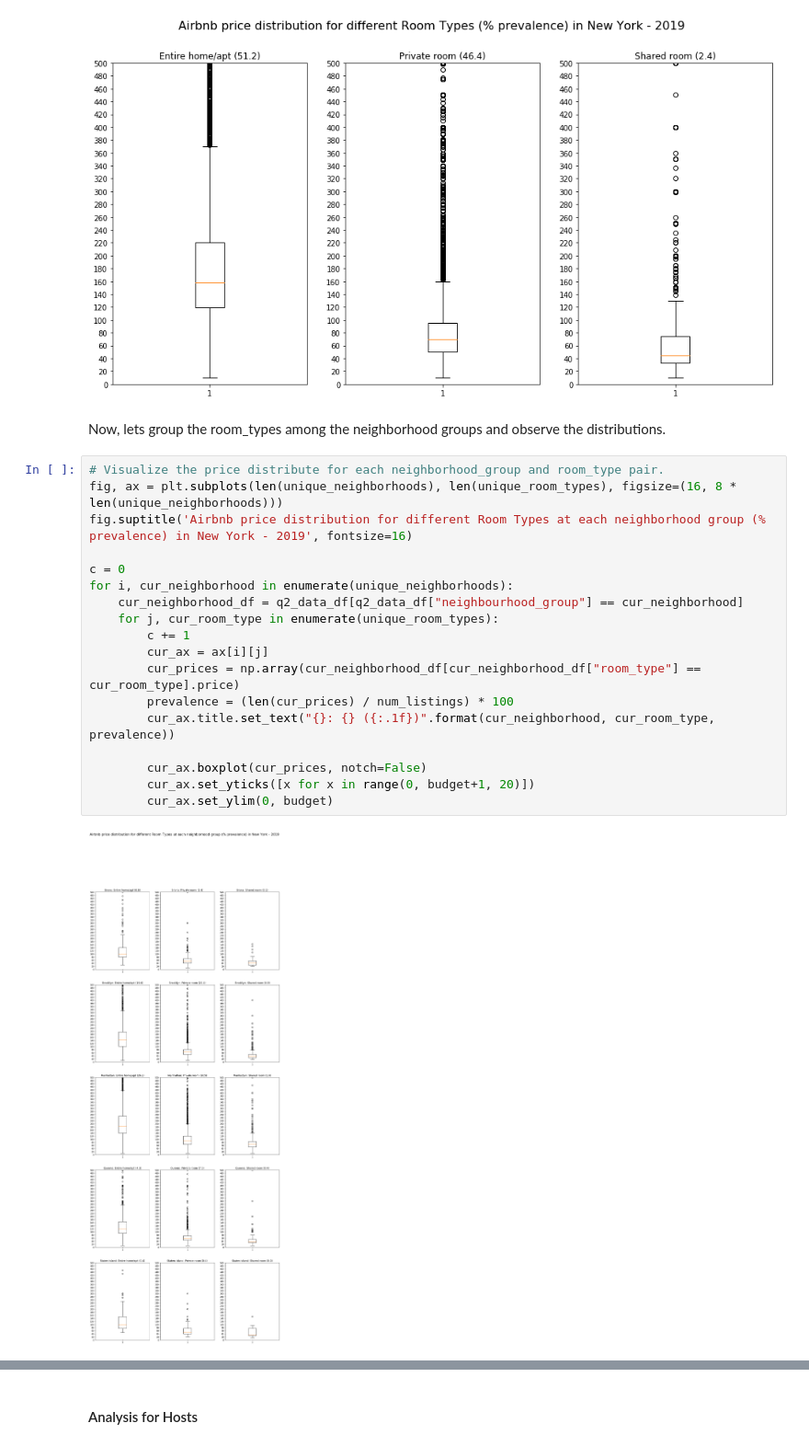
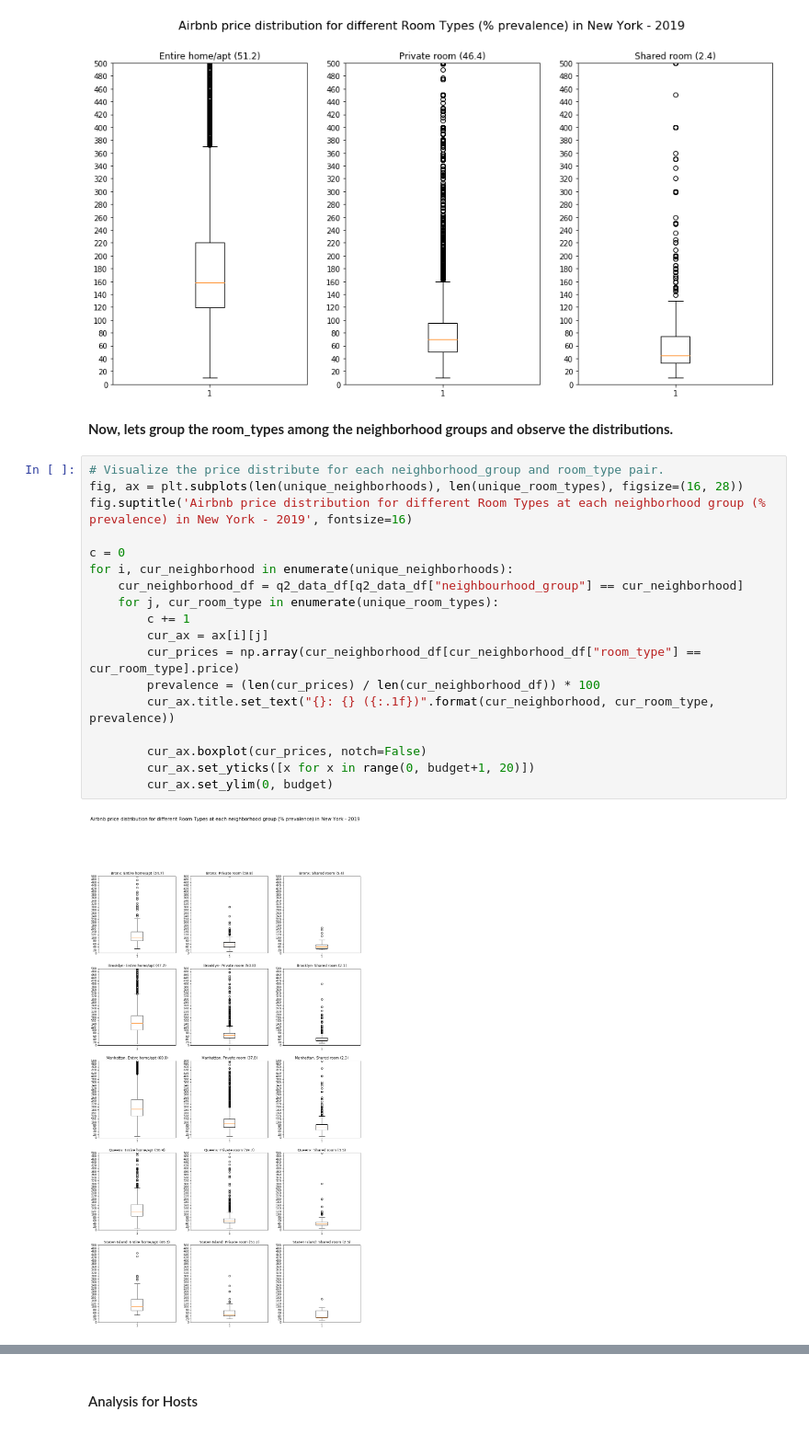
Before and after one commit to bhuvi3/DATA512-Project, a Jupyter notebook: final_project_report.ipynb, the cells around one changed output, grey strips where cells are left out. Shown at 92% size. Cells and saved outputs as stored; diff of their text form.

```diff
--- a/final_project_report.ipynb
+++ b/final_project_report.ipynb
@@ -235,24 +237,24 @@ for i, cur_room_type in enumerate(unique_room_types):
 # %% [output]
 [figure]
 # %% [markdown]
-Now, lets group the room_types among the neighborhood groups and observe the distributions.
+**Now, lets group the room_types among the neighborhood groups and observe the distributions.**
 # %%
 # Visualize the price distribute for each neighborhood_group and room_type pair.
-fig, ax = plt.subplots(len(unique_neighborhoods), len(unique_room_types), figsize=(16, 8 * len(unique_neighborhoods)))
+fig, ax = plt.subplots(len(unique_neighborhoods), len(unique_room_types), figsize=(16, 28))
 fig.suptitle('Airbnb price distribution for different Room Types at each neighborhood group (% prevalence) in New York - 2019', fontsize=16)
 
 c = 0
 for i, cur_neighborhood in enumerate(unique_neighborhoods):
     cur_neighborhood_df = q2_data_df[q2_data_df["neighbourhood_group"] == cur_neighborhood]
     for j, cur_room_type in enumerate(unique_room_types):
         c += 1
         cur_ax = ax[i][j]
         cur_prices = np.array(cur_neighborhood_df[cur_neighborhood_df["room_type"] == cur_room_type].price)
-        prevalence = (len(cur_prices) / num_listings) * 100
+        prevalence = (len(cur_prices) / len(cur_neighborhood_df)) * 100
         cur_ax.title.set_text("{}: {} ({:.1f})".format(cur_neighborhood, cur_room_type, prevalence))
 
         cur_ax.boxplot(cur_prices, notch=False)
         cur_ax.set_yticks([x for x in range(0, budget+1, 20)])
         cur_ax.set_ylim(0, budget)
 # %% [output]
-[figure, old version]
+[figure, new version]
```
Also changed, not shown: parts of 22 cells of this notebook.
